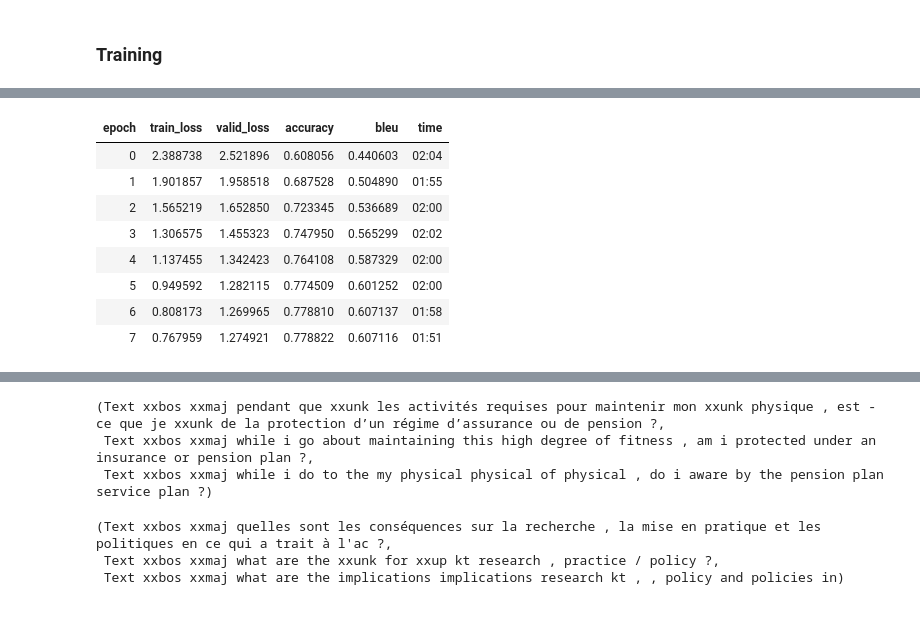
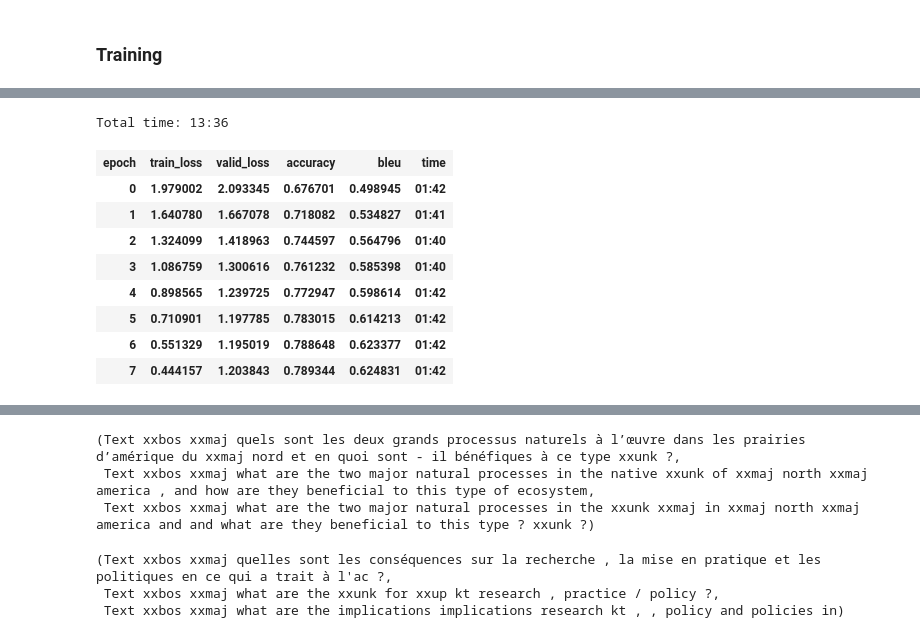
Before and after one commit to fastai/course-nlp, a Jupyter notebook: 8-translation-transformer.ipynb, the cells around one changed output, grey strips where cells are left out. Drawn from its saved outputs; the diff is of its cells as text; code cells hidden in the pictures.

```diff
--- a/8-translation-transformer.ipynb
+++ b/8-translation-transformer.ipynb
@@ -320,15 +333,16 @@ LR Finder is complete, type {learner_name}.recorder.plot() to see the graph.
 # %%
-learn.fit_one_cycle(8, 5e-4, div_factor=5)
+learn.fit_one_cycle(8, 1e-3, div_factor=5)
 # %% [output]
+Total time: 13:36
 | epoch | train_loss | valid_loss | accuracy | bleu | time |
-| 0 | 2.388738 | 2.521896 | 0.608056 | 0.440603 | 02:04 |
-| 1 | 1.901857 | 1.958518 | 0.687528 | 0.504890 | 01:55 |
-| 2 | 1.565219 | 1.652850 | 0.723345 | 0.536689 | 02:00 |
-| 3 | 1.306575 | 1.455323 | 0.747950 | 0.565299 | 02:02 |
-| 4 | 1.137455 | 1.342423 | 0.764108 | 0.587329 | 02:00 |
-| 5 | 0.949592 | 1.282115 | 0.774509 | 0.601252 | 02:00 |
-| 6 | 0.808173 | 1.269965 | 0.778810 | 0.607137 | 01:58 |
-| 7 | 0.767959 | 1.274921 | 0.778822 | 0.607116 | 01:51 |
+| 0 | 1.979002 | 2.093345 | 0.676701 | 0.498945 | 01:42 |
+| 1 | 1.640780 | 1.667078 | 0.718082 | 0.534827 | 01:41 |
+| 2 | 1.324099 | 1.418963 | 0.744597 | 0.564796 | 01:40 |
+| 3 | 1.086759 | 1.300616 | 0.761232 | 0.585398 | 01:40 |
+| 4 | 0.898565 | 1.239725 | 0.772947 | 0.598614 | 01:42 |
+| 5 | 0.710901 | 1.197785 | 0.783015 | 0.614213 | 01:42 |
+| 6 | 0.551329 | 1.195019 | 0.788648 | 0.623377 | 01:42 |
+| 7 | 0.444157 | 1.203843 | 0.789344 | 0.624831 | 01:42 |
 # %%
 def get_predictions(learn, ds_type=DatasetType.Valid):
     learn.model.eval()
@@ -348,9 +362,9 @@ inputs, targets, outputs = get_predictions(learn)
 # %%
 inputs[10],targets[10],outputs[10]
 # %% [output]
-(Text xxbos xxmaj pendant que xxunk les activités requises pour maintenir mon xxunk physique , est - ce que je xxunk de la protection d’un régime d’assurance ou de pension ?,
- Text xxbos xxmaj while i go about maintaining this high degree of fitness , am i protected under an insurance or pension plan ?,
- Text xxbos xxmaj while i do to the my physical physical of physical , do i aware by the pension plan service plan ?)
+(Text xxbos xxmaj quels sont les deux grands processus naturels à l’œuvre dans les prairies d’amérique du xxmaj nord et en quoi sont - il bénéfiques à ce type xxunk ?,
+ Text xxbos xxmaj what are the two major natural processes in the native xxunk of xxmaj north xxmaj america , and how are they beneficial to this type of ecosystem,
+ Text xxbos xxmaj what are the two major natural processes in the xxunk xxmaj in xxmaj north xxmaj america and and what are they beneficial to this type ? xxunk ?)
 # %%
 inputs[700],targets[700],outputs[700]
 # %% [output]
```
Also changed, not shown: parts of 7 cells of this notebook.
